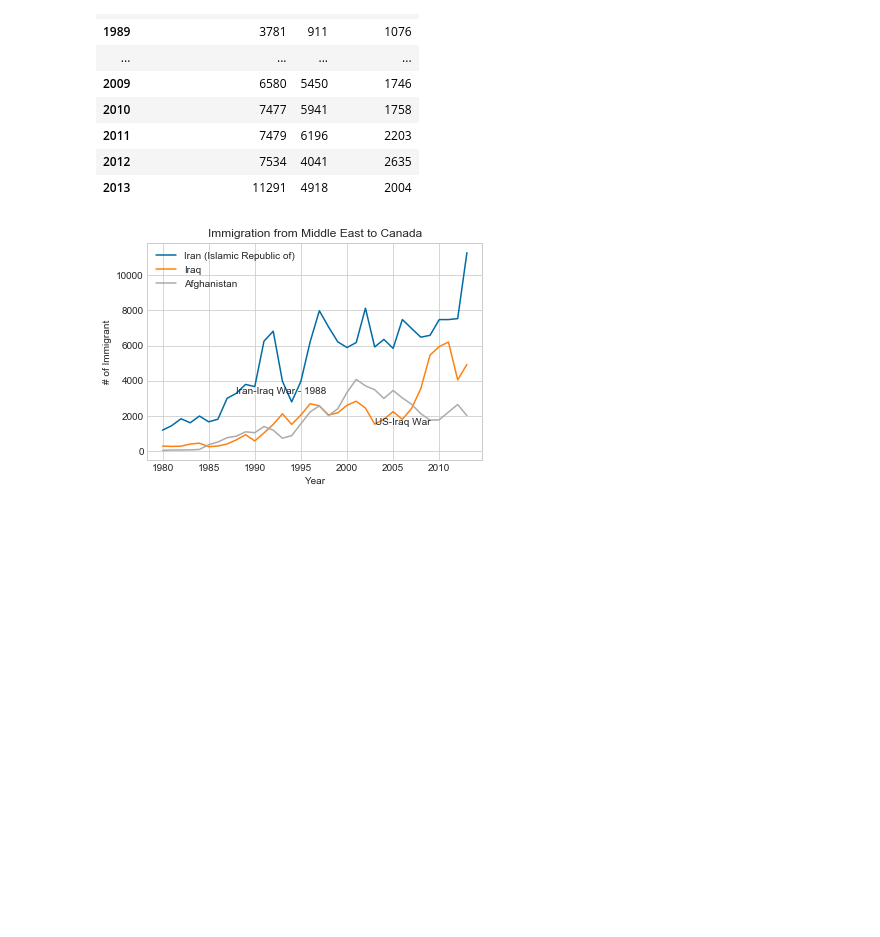
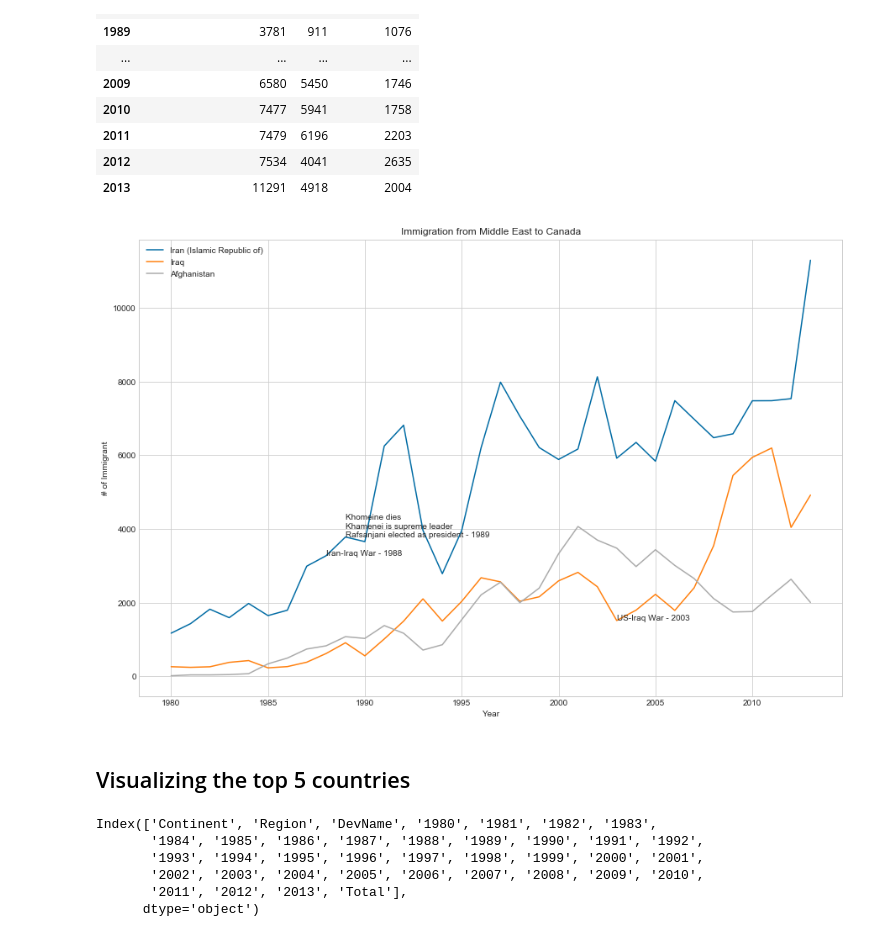
Before and after one commit to YM88/data_visualization_methods_with_python, a Jupyter notebook: 001.ipynb, the cells around one changed output. Drawn from its saved outputs; the diff is of its cells as text; code cells hidden in the pictures; blank space fills up the shorter version.

Commit message:
Added top 5 countries viz

```diff
--- a/001.ipynb
+++ b/001.ipynb
@@ -229,15 +229,16 @@ mid
 | 2012 | 7534 | 4041 | 2635 |
 | 2013 | 11291 | 4918 | 2004 |
 # %%
-mid.plot()
+mid.plot(figsize=(15,10))
 plt.title('Immigration from Middle East to Canada')
 plt.xlabel('Year')
 plt.ylabel('# of Immigrant')
 plt.text(1988, 3273, 'Iran-Iraq War - 1988')
-plt.text(2003, 1515, 'US-Iraq War')
+plt.text(1989, 3781, 'Khomeine dies\nKhamenei is supreme leader\nRafsanjani elected as president - 1989')
+plt.text(2003, 1515, 'US-Iraq War - 2003')
 plt.show()
 #Fix annotatations with markers
 # %% [output]
-[figure, old version]
+[figure, new version]
 # %%
 plt.legend()
@@ -245,0 +245,11 @@ iraq.index = iraq.index.map(int)
+# %% [markdown]
+## Visualizing the top 5 countries
+# %%
+df.columns
+# %% [output]
+Index(['Continent', 'Region', 'DevName', '1980', '1981', '1982', '1983',
+       '1984', '1985', '1986', '1987', '1988', '1989', '1990', '1991', '1992',
+       '1993', '1994', '1995', '1996', '1997', '1998', '1999', '2000', '2001',
+       '2002', '2003', '2004', '2005', '2006', '2007', '2008', '2009', '2010',
+       '2011', '2012', '2013', 'Total'],
+      dtype='object')
```
Also changed, not shown: parts of 2 cells of this notebook, 1 other file.
